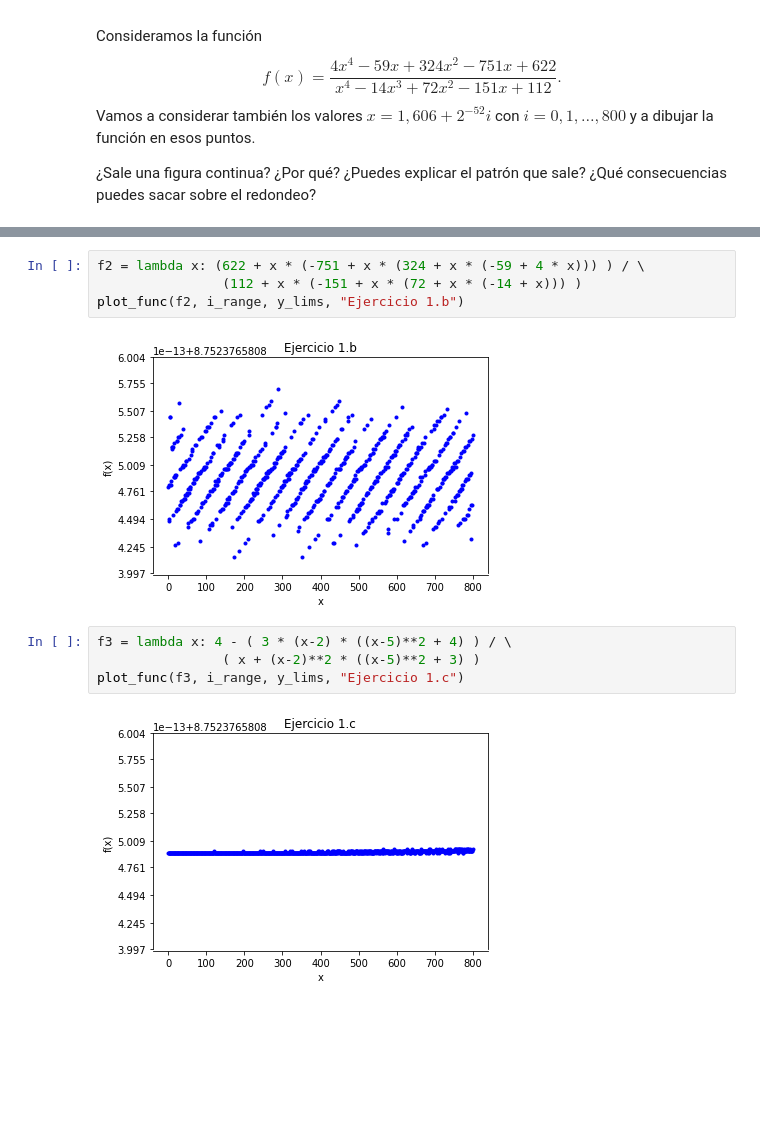
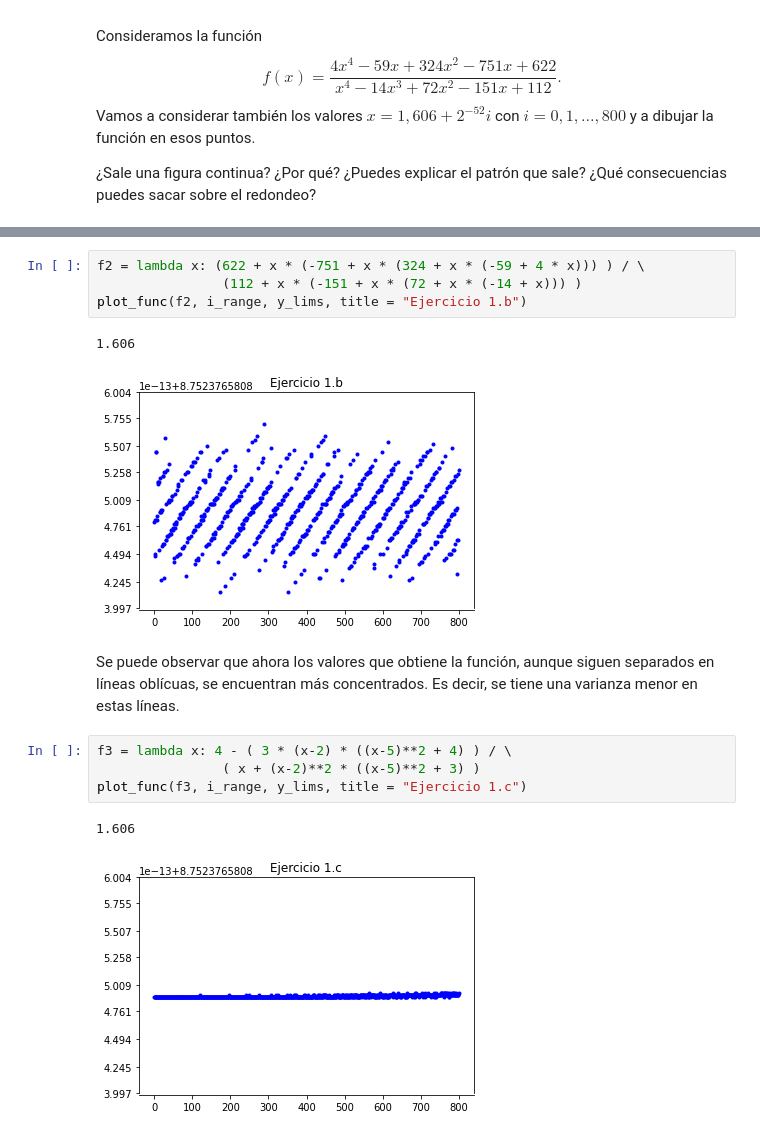
Before and after one commit to Ocete/mcd-cn, a Jupyter notebook: p1/CN-Práctica1.ipynb, the cells around one changed output, grey strips where cells are left out. Cells and saved outputs as stored; diff of their text form; blank space fills up the shorter version.

```diff
--- a/p1/CN-Práctica1.ipynb
+++ b/p1/CN-Práctica1.ipynb
@@ -62,15 +54,19 @@ Como vemos, la figura obtenida no es una figura continua, sino que los puntos se
 # %%
 f2 = lambda x: (622 + x * (-751 + x * (324 + x * (-59 + 4 * x))) ) / \
                 (112 + x * (-151 + x * (72 + x * (-14 + x))) )
-plot_func(f2, i_range, y_lims, "Ejercicio 1.b")
+plot_func(f2, i_range, y_lims, title = "Ejercicio 1.b")
 # %% [output]
+1.606
-[figure, old version]
+[figure, new version]
+# %% [markdown]
+Se puede observar que ahora los valores que obtiene la función, aunque siguen separados en líneas oblícuas, se encuentran más concentrados. Es decir, se tiene una varianza menor en estas líneas.
 # %%
 f3 = lambda x: 4 - ( 3 * (x-2) * ((x-5)**2 + 4) ) / \
                 ( x + (x-2)**2 * ((x-5)**2 + 3) )
-plot_func(f3, i_range, y_lims, "Ejercicio 1.c")
+plot_func(f3, i_range, y_lims, title = "Ejercicio 1.c")
 # %% [output]
+1.606
-[figure, old version]
+[figure, new version]
 # %%
 i_shift2 = 2.4
 y_lims2 = [.7407108239094, .74071082390965]
```
Also changed, not shown: parts of 4 cells of this notebook.
